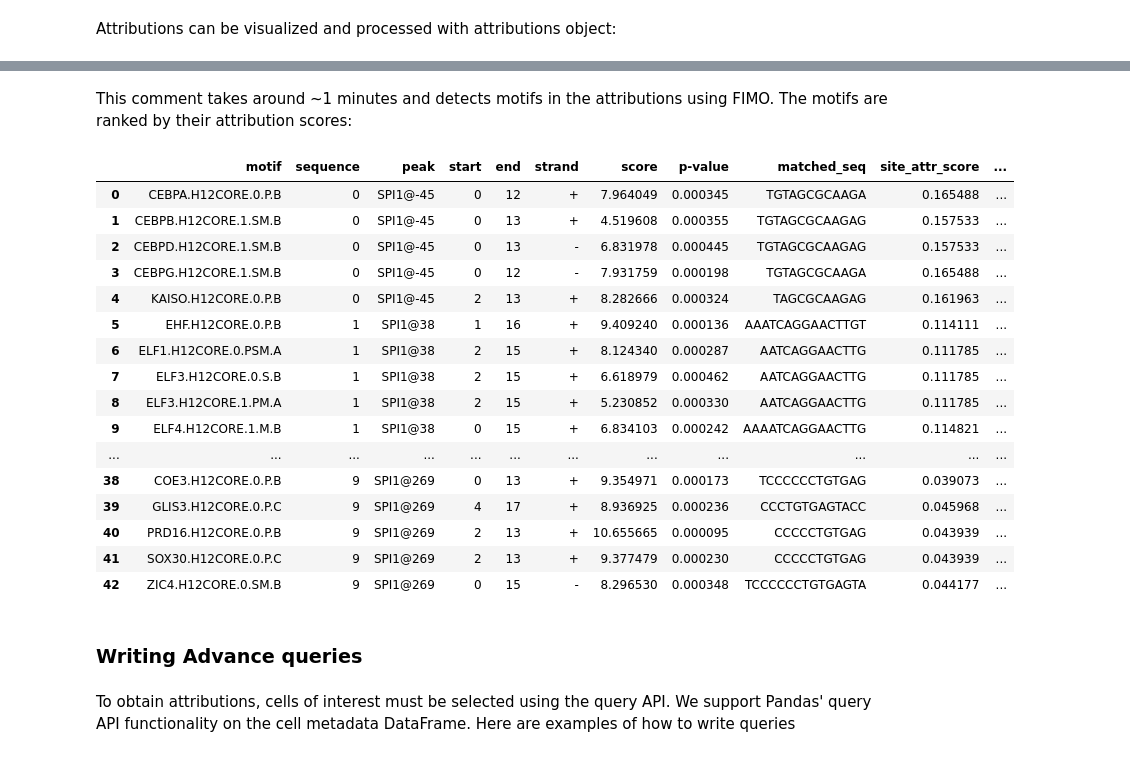
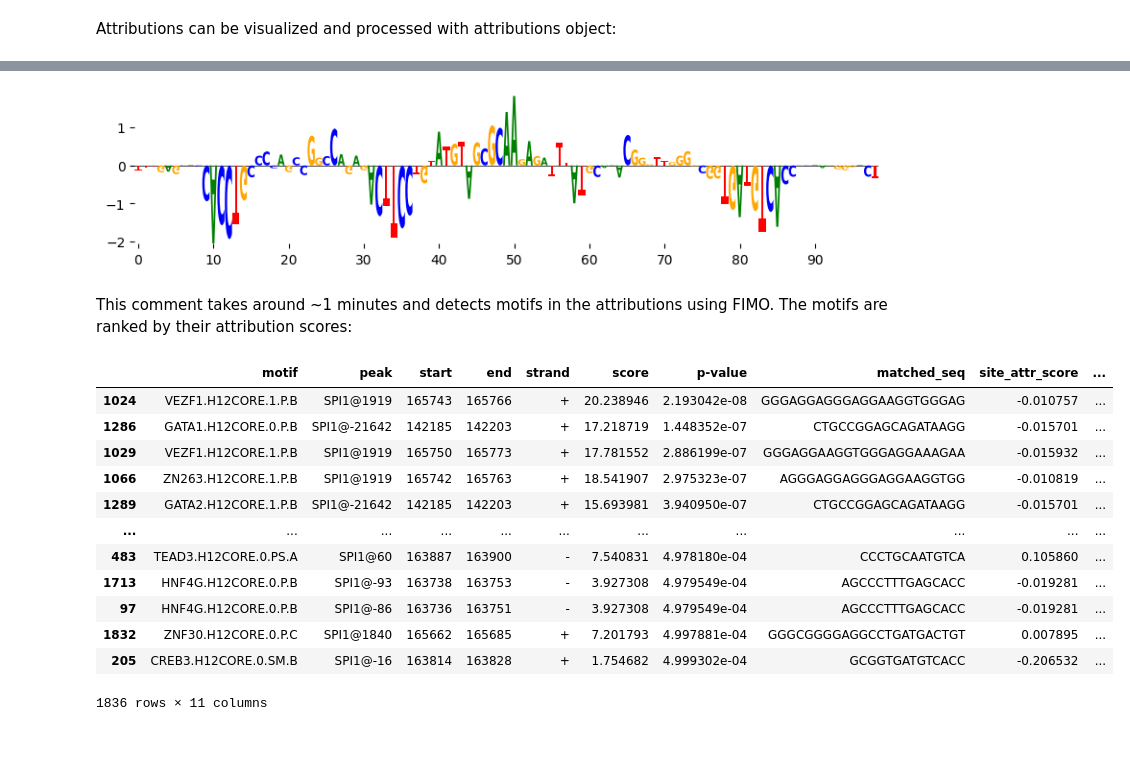
Before and after one commit to Genentech/decima, a Jupyter notebook: tutorials/1-attribution-motif-discovery.ipynb, the cells around one changed output, grey strips where cells are left out. Drawn from its saved outputs; the diff is of its cells as text; code cells hidden in the pictures.

Commit message:
cli update to support multiple genes and attribution methods

```diff
--- a/tutorials/1-attribution-motif-discovery.ipynb
+++ b/tutorials/1-attribution-motif-discovery.ipynb
@@ -26,0 +56,7 @@ result.cell_metadata.query("cell_type.str.endswith('macrophage')")
+# %%
+import h5py
+
+with h5py.File("output_classical_monoctypes/attributions.h5", "r") as f:
+    print("Datasets:", f.keys())
+    print("Attributions for SPI1:")
+    print(f["SPI1"][:])
@@ -263,9 +524,6 @@ inputs = torch.vstack([one_hot_seq, gene_mask])
 # %%
-from decima.interpret.attribution import attributions
-
-attrs = attributions(
-    inputs=inputs,
-    model=result.model,
+attrs = result.attributions(
+    gene="SPI1",
     tasks=result.query_cells(f"cell_type in {spi1_cell_types}"),
     off_tasks=result.query_cells(f'organ == "blood" and cell_type not in {spi1_cell_types}'),
 )
@@ -384,27 +576,26 @@ attributions.plot_attributions(relative_loc=-45)
+# %%
+import matplotlib.pyplot as plt
+
+attrs.plot_seqlogo(relative_loc=-45)
+plt.show()
+# %% [output]
+[figure, added]
 # %% [markdown]
 This comment takes around ~1 minutes and detects motifs in the attributions using FIMO. The motifs are ranked by their attribution scores:
 # %%
-df_motifs = attributions.scan_motifs()
+df_motifs = attrs.scan_motifs()
 df_motifs
 # %% [output]
-|  | motif | sequence | peak | start | end | strand | score | p-value | matched_seq | site_attr_score | ... |
-| 0 | CEBPA.H12CORE.0.P.B | 0 | SPI1@-45 | 0 | 12 | + | 7.964049 | 0.000345 | TGTAGCGCAAGA | 0.165488 | ... |
-| 1 | CEBPB.H12CORE.1.SM.B | 0 | SPI1@-45 | 0 | 13 | + | 4.519608 | 0.000355 | TGTAGCGCAAGAG | 0.157533 | ... |
-| 2 | CEBPD.H12CORE.1.SM.B | 0 | SPI1@-45 | 0 | 13 | - | 6.831978 | 0.000445 | TGTAGCGCAAGAG | 0.157533 | ... |
-| 3 | CEBPG.H12CORE.1.SM.B | 0 | SPI1@-45 | 0 | 12 | - | 7.931759 | 0.000198 | TGTAGCGCAAGA | 0.165488 | ... |
-| 4 | KAISO.H12CORE.0.P.B | 0 | SPI1@-45 | 2 | 13 | + | 8.282666 | 0.000324 | TAGCGCAAGAG | 0.161963 | ... |
-| 5 | EHF.H12CORE.0.P.B | 1 | SPI1@38 | 1 | 16 | + | 9.409240 | 0.000136 | AAATCAGGAACTTGT | 0.114111 | ... |
-| 6 | ELF1.H12CORE.0.PSM.A | 1 | SPI1@38 | 2 | 15 | + | 8.124340 | 0.000287 | AATCAGGAACTTG | 0.111785 | ... |
-| 7 | ELF3.H12CORE.0.S.B | 1 | SPI1@38 | 2 | 15 | + | 6.618979 | 0.000462 | AATCAGGAACTTG | 0.111785 | ... |
-| 8 | ELF3.H12CORE.1.PM.A | 1 | SPI1@38 | 2 | 15 | + | 5.230852 | 0.000330 | AATCAGGAACTTG | 0.111785 | ... |
-| 9 | ELF4.H12CORE.1.M.B | 1 | SPI1@38 | 0 | 15 | + | 6.834103 | 0.000242 | AAAATCAGGAACTTG | 0.114821 | ... |
-| ... | ... | ... | ... | ... | ... | ... | ... | ... | ... | ... | ... |
-| 38 | COE3.H12CORE.0.P.B | 9 | SPI1@269 | 0 | 13 | + | 9.354971 | 0.000173 | TCCCCCCTGTGAG | 0.039073 | ... |
-| 39 | GLIS3.H12CORE.0.P.C | 9 | SPI1@269 | 4 | 17 | + | 8.936925 | 0.000236 | CCCTGTGAGTACC | 0.045968 | ... |
-| 40 | PRD16.H12CORE.0.P.B | 9 | SPI1@269 | 2 | 13 | + | 10.655665 | 0.000095 | CCCCCTGTGAG | 0.043939 | ... |
-| 41 | SOX30.H12CORE.0.P.C | 9 | SPI1@269 | 2 | 13 | + | 9.377479 | 0.000230 | CCCCCTGTGAG | 0.043939 | ... |
-| 42 | ZIC4.H12CORE.0.SM.B | 9 | SPI1@269 | 0 | 15 | - | 8.296530 | 0.000348 | TCCCCCCTGTGAGTA | 0.044177 | ... |
+|  | motif | peak | start | end | strand | score | p-value | matched_seq | site_attr_score | ... |
+| 1024 | VEZF1.H12CORE.1.P.B | SPI1@1919 | 165743 | 165766 | + | 20.238946 | 2.193042e-08 | GGGAGGAGGGAGGAAGGTGGGAG | -0.010757 | ... |
+| 1286 | GATA1.H12CORE.0.P.B | SPI1@-21642 | 142185 | 142203 | + | 17.218719 | 1.448352e-07 | CTGCCGGAGCAGATAAGG | -0.015701 | ... |
+| 1029 | VEZF1.H12CORE.1.P.B | SPI1@1919 | 165750 | 165773 | + | 17.781552 | 2.886199e-07 | GGGAGGAAGGTGGGAGGAAAGAA | -0.015932 | ... |
+| 1066 | ZN263.H12CORE.1.P.B | SPI1@1919 | 165742 | 165763 | + | 18.541907 | 2.975323e-07 | AGGGAGGAGGGAGGAAGGTGG | -0.010819 | ... |
+| 1289 | GATA2.H12CORE.1.P.B | SPI1@-21642 | 142185 | 142203 | + | 15.693981 | 3.940950e-07 | CTGCCGGAGCAGATAAGG | -0.015701 | ... |
+| ... | ... | ... | ... | ... | ... | ... | ... | ... | ... | ... |
+| 483 | TEAD3.H12CORE.0.PS.A | SPI1@60 | 163887 | 163900 | - | 7.540831 | 4.978180e-04 | CCCTGCAATGTCA | 0.105860 | ... |
+| 1713 | HNF4G.H12CORE.0.P.B | SPI1@-93 | 163738 | 163753 | - | 3.927308 | 4.979549e-04 | AGCCCTTTGAGCACC | -0.019281 | ... |
+| 97 | HNF4G.H12CORE.0.P.B | SPI1@-86 | 163736 | 163751 | - | 3.927308 | 4.979549e-04 | AGCCCTTTGAGCACC | -0.019281 | ... |
+| 1832 | ZNF30.H12CORE.0.P.C | SPI1@1840 | 165662 | 165685 | + | 7.201793 | 4.997881e-04 | GGGCGGGGAGGCCTGATGACTGT | 0.007895 | ... |
+| 205 | CREB3.H12CORE.0.SM.B | SPI1@-16 | 163814 | 163828 | + | 1.754682 | 4.999302e-04 | GCGGTGATGTCACC | -0.206532 | ... |
+1836 rows × 11 columns
-# %% [markdown]
-### Writing Advance queries
-# %% [markdown]
-To obtain attributions, cells of interest must be selected using the query API. We support Pandas' query API functionality on the cell metadata DataFrame. Here are examples of how to write queries
```
Also changed, not shown: parts of 70 cells of this notebook, 23 other files.
